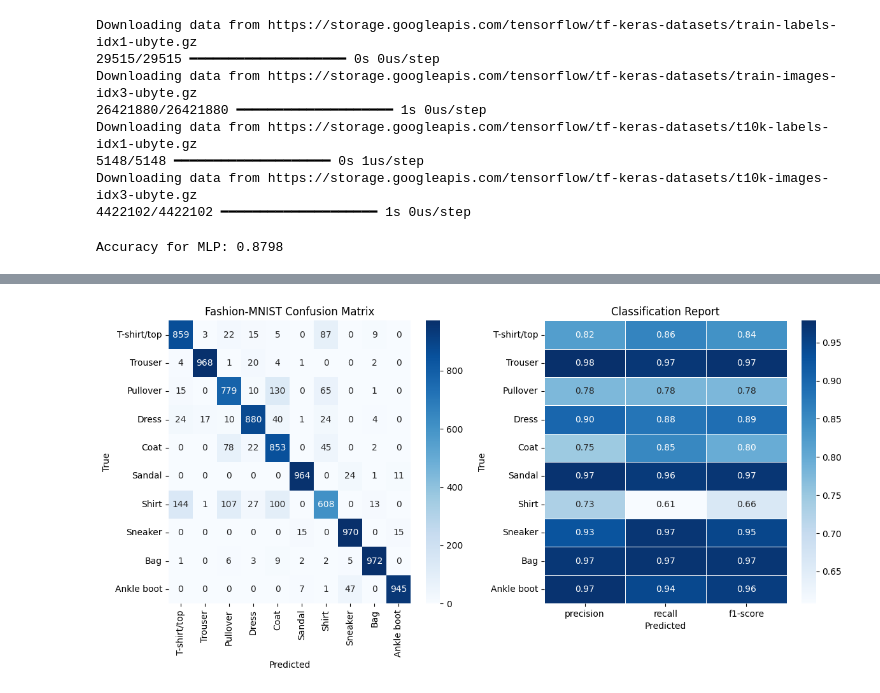
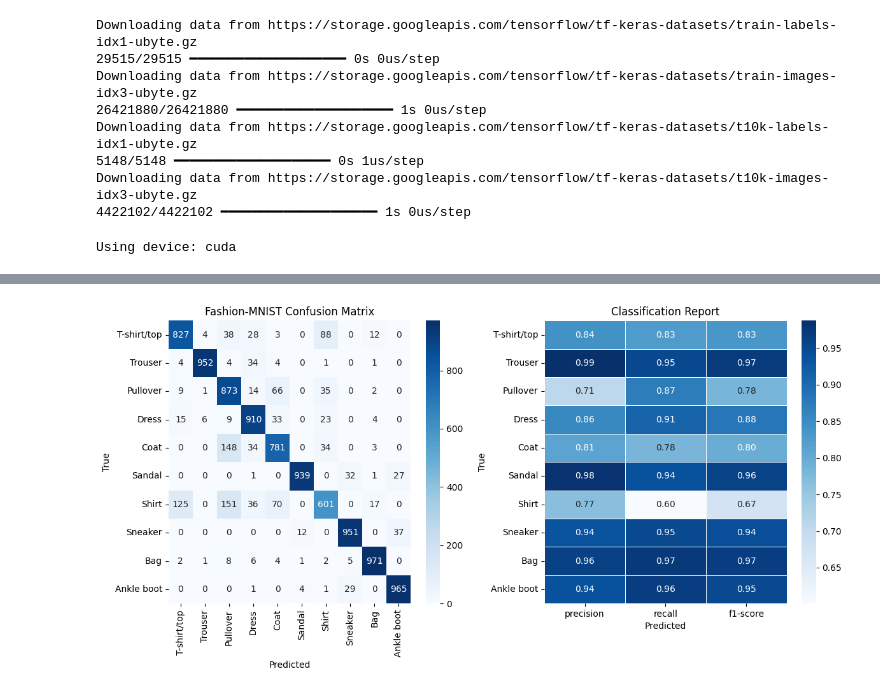
Before and after one commit to Shinyhunter95/math-data-science-course-Project3, a Jupyter notebook: project3.ipynb, the cells around one changed output, grey strips where cells are left out. Drawn from its saved outputs; the diff is of its cells as text; code cells hidden in the pictures.

```diff
--- a/project3.ipynb
+++ b/project3.ipynb
@@ -535,14 +535,18 @@ import torch.nn as nn
 import torch.optim as optim
 import torch.nn.functional as F
 import pandas as pd
+import matplotlib.pyplot as plt
+import seaborn as sns
+import numpy as np
 from torch.optim import Adam
-from tqdm import tqdm  # for progress bars
+from tqdm import tqdm  #progress bars
+from sklearn.metrics import confusion_matrix, classification_report, accuracy_score
 
 # In colab, you should ``change runtime type'' to GPU.
 device = torch.device("cuda" if torch.cuda.is_available() else "cpu")
 print("Using device:", device)
 
-# --- Define a simple fully connected network ---
+#Define the Neural Network
 class FashionMLP(nn.Module):
     def __init__(self):
         super().__init__()
@@ -555,11 +559,11 @@ class FashionMLP(nn.Module):
 
     def forward(self, x):
         x = self.flatten(x)
-        x = F.relu(self.fc1(x))
+        x = F.elu(self.fc1(x))
         x = self.dropout(x)
-        x = F.relu(self.fc2(x))
+        x = F.elu(self.fc2(x))
         x = self.dropout(x)
-        x = F.relu(self.fc3(x))
+        x = F.elu(self.fc3(x))
         x = self.fc4(x)
         return x
 
@@ -772,12 +776,7 @@ train_model(model, train_loader, val_loader, epochs=10)
 
 # train_model(model, train_loader, val_loader, epochs=5)
 
-from sklearn.metrics import confusion_matrix, classification_report, accuracy_score
-import matplotlib.pyplot as plt
-import seaborn as sns
-import numpy as np
-
-# --- Evaluate on test set ---
+#Evaluation on the Test Set
 def evaluate_model(model, test_loader):
     model.eval()
     test_loss, correct, total = 0, 0, 0
@@ -804,24 +803,13 @@ def evaluate_model(model, test_loader):
 # --- Run test evaluation ---
 labels, preds = evaluate_model(model, test_loader)
 
-# --- Confusion matrix ---
+#Confusion Matrix
 cm = confusion_matrix(labels, preds)
 class_names = [
     "T-shirt/top", "Trouser", "Pullover", "Dress", "Coat",
-    "Sandal", "Shirt", "Sneaker", "Bag", "Ankle boot"
-]
+    "Sandal", "Shirt", "Sneaker", "Bag", "Ankle boot"]
 
-# plt.figure(figsize=(10,8))
-# sns.heatmap(cm, annot=True, fmt="d", cmap="Blues",
-#             xticklabels=class_names, yticklabels=class_names)
-# plt.xlabel("Predicted")
-# plt.ylabel("True")
-# plt.title("Fashion-MNIST Confusion Matrix")
-# plt.show()
-
-
-# Classification report
-
+#Classification Report
 CR = classification_report(labels, preds, target_names=class_names, output_dict=True)
 if 'accuracy' in CR:
     del CR['accuracy']
@@ -830,9 +818,11 @@ if 'macro avg' in CR:
 if 'weighted avg' in CR:
     del CR['weighted avg']
 
+#Accuracy Score
 AccuracyScore = accuracy_score(y_test, preds)
 print(f"Accuracy for MLP: {AccuracyScore}")
 
+#Joint Plot
 fig, (ax1, ax2) = plt.subplots(1, 2, figsize=(12, 6))
 
 sns.heatmap(pd.DataFrame(CR).iloc[:-1, :].T, annot=True, ax=ax2, cmap='Blues', fmt='.2f', linewidths=.5)
@@ -849,4 +839,4 @@ ax1.set_title("Fashion-MNIST Confusion Matrix")
 plt.tight_layout()
 plt.show()
 # %% [output]
-Accuracy for MLP: 0.8798
+Using device: cuda
@@ -853 +856 @@ Accuracy for MLP: 0.8798
-[figure, old version]
+[figure, new version]
```
Also changed, not shown: parts of 1 cell of this notebook.
